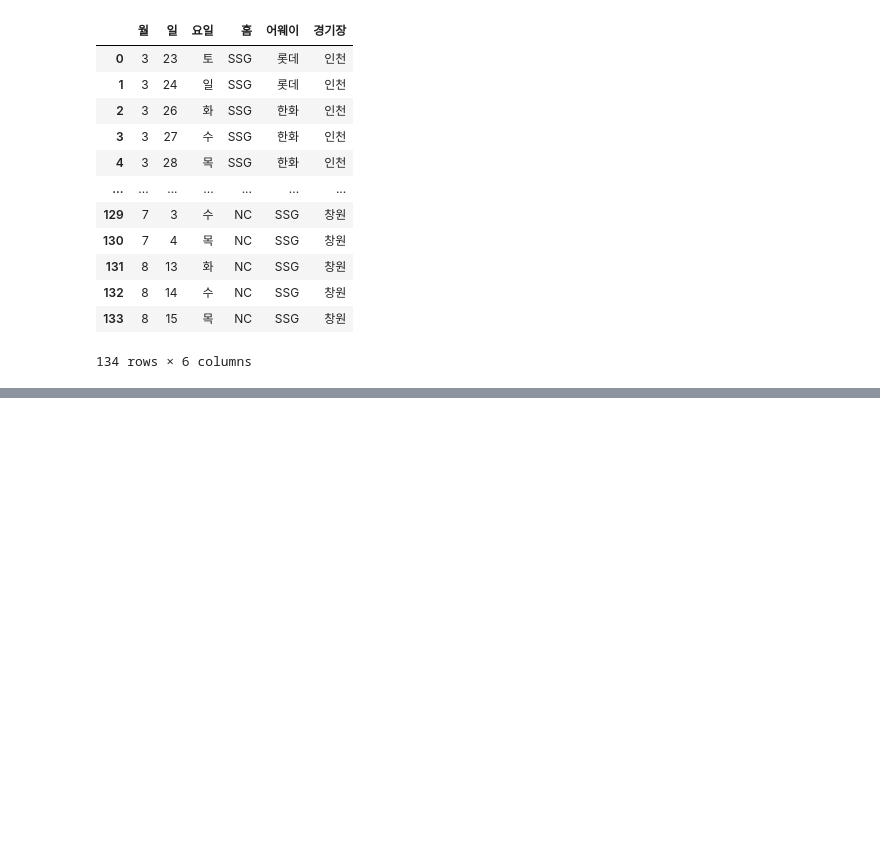
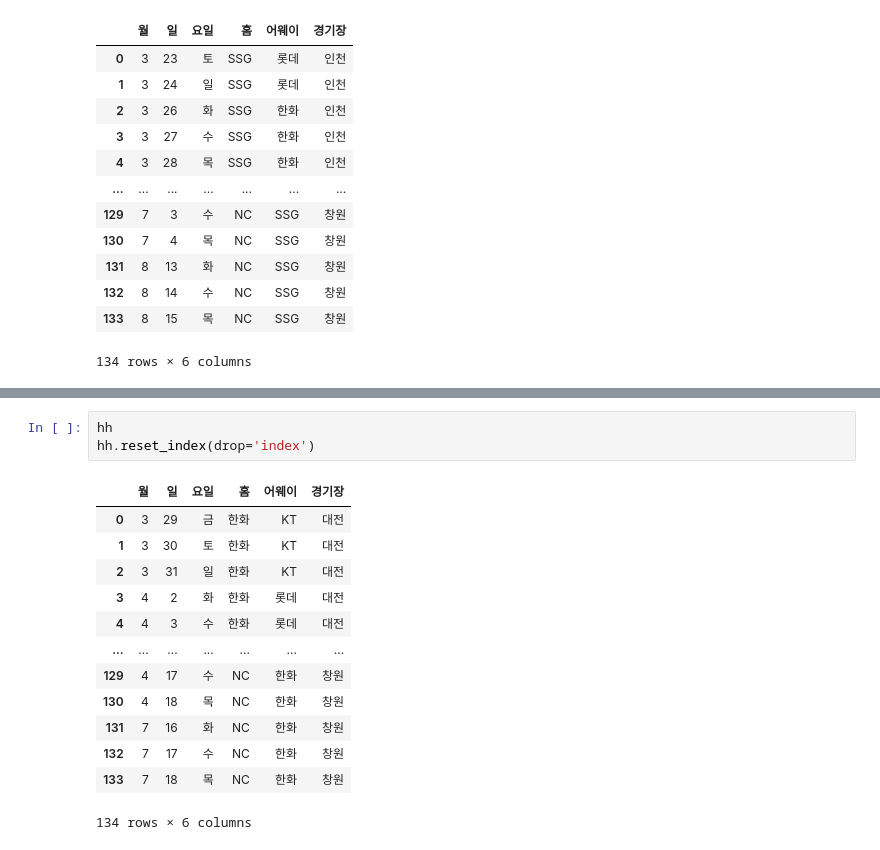
Before and after one commit to PythonProjectGroup02/KBC, a Jupyter notebook: Python/schedule/2024kbo_schedule.ipynb, the cells around one changed output, grey strips where cells are left out. Drawn from its saved outputs; the diff is of its cells as text; blank space fills up the shorter version.

```diff
--- a/Python/schedule/2024kbo_schedule.ipynb
+++ b/Python/schedule/2024kbo_schedule.ipynb
@@ -774,0 +837,17 @@ pd.read_csv('kia.csv')
+# %%
+hh
+hh.reset_index(drop='index')
+# %% [output]
+|  | 월 | 일 | 요일 | 홈 | 어웨이 | 경기장 |
+| 0 | 3 | 29 | 금 | 한화 | KT | 대전 |
+| 1 | 3 | 30 | 토 | 한화 | KT | 대전 |
+| 2 | 3 | 31 | 일 | 한화 | KT | 대전 |
+| 3 | 4 | 2 | 화 | 한화 | 롯데 | 대전 |
+| 4 | 4 | 3 | 수 | 한화 | 롯데 | 대전 |
+| ... | ... | ... | ... | ... | ... | ... |
+| 129 | 4 | 17 | 수 | NC | 한화 | 창원 |
+| 130 | 4 | 18 | 목 | NC | 한화 | 창원 |
+| 131 | 7 | 16 | 화 | NC | 한화 | 창원 |
+| 132 | 7 | 17 | 수 | NC | 한화 | 창원 |
+| 133 | 7 | 18 | 목 | NC | 한화 | 창원 |
+134 rows × 6 columns
```
Also changed, not shown: parts of 16 cells of this notebook, 14 other files.
